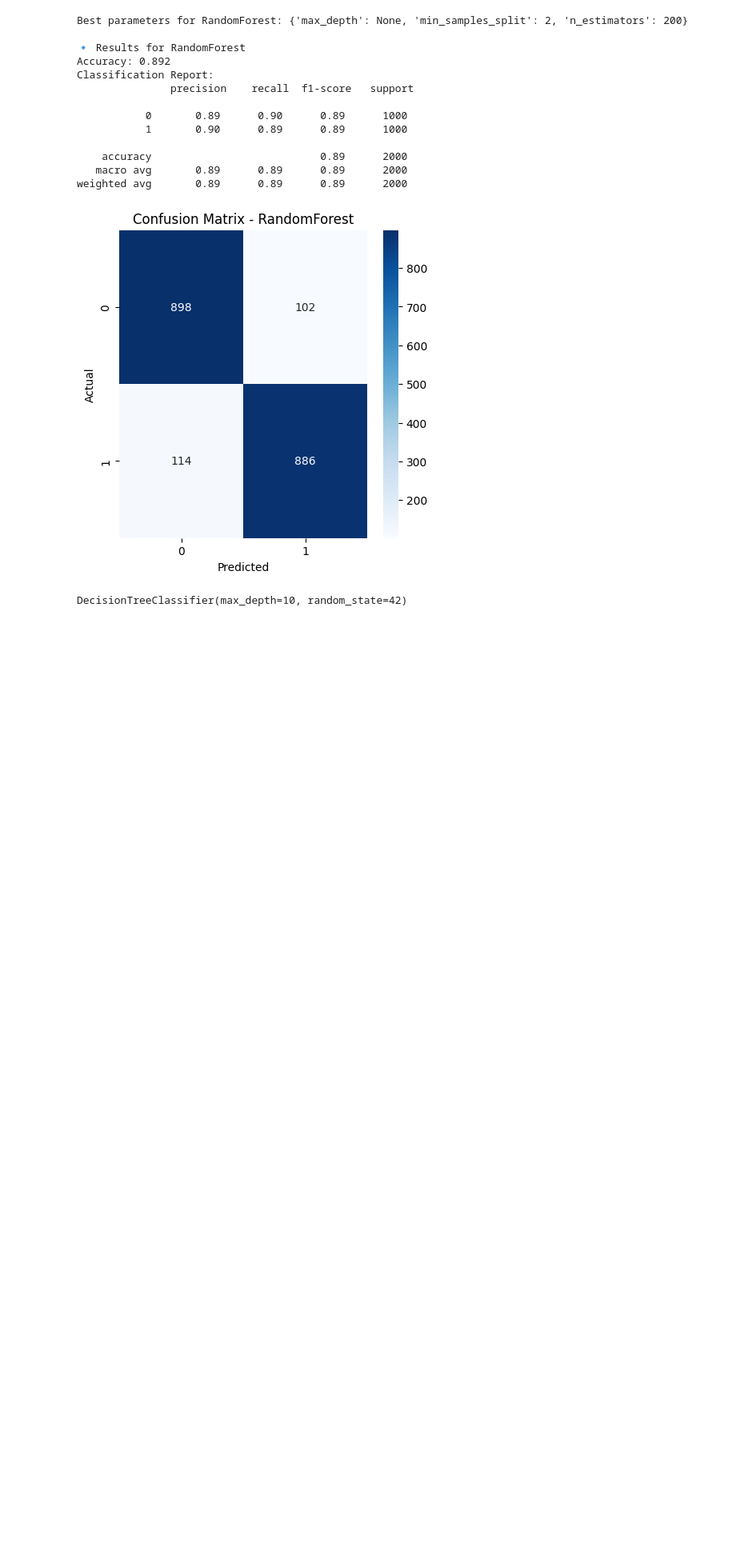
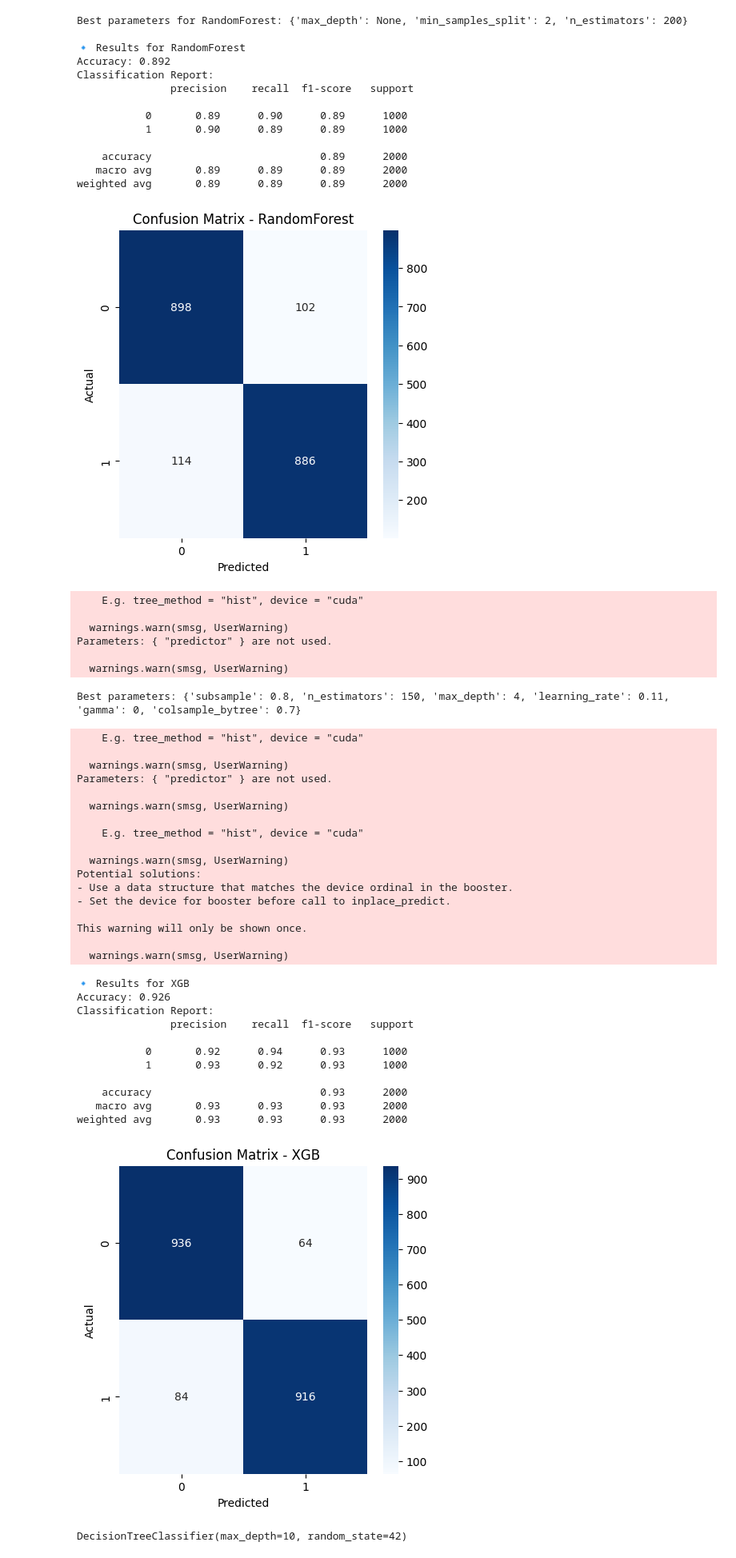
Before and after one commit to sara84ez/AI-Project, a Jupyter notebook: notebook-semi-final.ipynb, the cells around one changed output. Shown at 80% size. Drawn from its saved outputs; the diff is of its cells as text; code cells hidden in the pictures; blank space fills up the shorter version.

```diff
--- a/notebook-semi-final.ipynb
+++ b/notebook-semi-final.ipynb
@@ -240,14 +242,74 @@ Classification Report:
    macro avg       0.89      0.89      0.89      2000
 weighted avg       0.89      0.89      0.89      2000
 [figure]
-# %%
-# 3. Train Gradient Boosting with Hyperparameter Tuning
-gb_param_grid = {    'n_estimators': [5, 10, 20],
-    'learning_rate': [0.01, 0.1, 0.2],
-    'max_depth': [2, 3, 5]
-}
-best_gb = tune_hyperparameters(GradientBoostingClassifier(random_state=42), gb_param_grid, X_train, y_train, "GradientBoosting")
-train_and_evaluate_model(best_gb, X_train, y_train, X_test, y_test, "GradientBoosting")
+# %%
+# 3. Train XGB with Hyperparameter Tuning
+
+def tune_hyperparameters_gpu(X_train, y_train, param_distributions, n_iter=10):
+    xgb_model = xgb.XGBClassifier(
+        use_label_encoder=False, eval_metric='logloss', random_state=42,
+        tree_method='gpu_hist',  # Use GPU acceleration
+        grow_policy='lossguide',
+        max_bin=256,  # Adjust if needed. 256 is default for gpu_hist.
+        predictor='gpu_predictor' #use GPU predictor
+    )
+
+    random_search = RandomizedSearchCV(
+        xgb_model, param_distributions, n_iter=n_iter, cv=3, n_jobs=-1, random_state=42
+    )
+    random_search.fit(X_train, y_train)
+
+    print(f"Best parameters: {random_search.best_params_}")
+    return random_search.best_estimator_
+
+xgb_param_distributions = {
+    'n_estimators': np.arange(50, 200, 50),
+    'learning_rate': np.arange(0.01, 0.2, 0.05),
+    'max_depth': [3, 4, 5],
+    'subsample': [0.7, 0.8, 0.9],
+    'colsample_bytree': [0.7, 0.8, 0.9],
+    'gamma': [0, 0.1, 0.2],
+}
+
+best_xgb_gpu = tune_hyperparameters_gpu(X_train, y_train, xgb_param_distributions, n_iter=20)
+train_and_evaluate_model(best_xgb_gpu, X_train, y_train, X_test, y_test, "XGB")
+# %% [output]
+    E.g. tree_method = "hist", device = "cuda"
+
+  warnings.warn(smsg, UserWarning)
+Parameters: { "predictor" } are not used.
+
+  warnings.warn(smsg, UserWarning)
+Best parameters: {'subsample': 0.8, 'n_estimators': 150, 'max_depth': 4, 'learning_rate': 0.11, 'gamma': 0, 'colsample_bytree': 0.7}
+    E.g. tree_method = "hist", device = "cuda"
+
+  warnings.warn(smsg, UserWarning)
+Parameters: { "predictor" } are not used.
+
+  warnings.warn(smsg, UserWarning)
+
+    E.g. tree_method = "hist", device = "cuda"
+
+  warnings.warn(smsg, UserWarning)
+Potential solutions:
+- Use a data structure that matches the device ordinal in the booster.
+- Set the device for booster before call to inplace_predict.
+
+This warning will only be shown once.
+
+  warnings.warn(smsg, UserWarning)
+🔹 Results for XGB
+Accuracy: 0.926
+Classification Report:
+               precision    recall  f1-score   support
+
+           0       0.92      0.94      0.93      1000
+           1       0.93      0.92      0.93      1000
+
+    accuracy                           0.93      2000
+   macro avg       0.93      0.93      0.93      2000
+weighted avg       0.93      0.93      0.93      2000
+[figure, added]
 # %%
 # 4. Semi-Supervised Learning with Decision Tree
 # Select only 20% labeled data, 80% unlabeled
```
Also changed, not shown: parts of 7 cells of this notebook.
